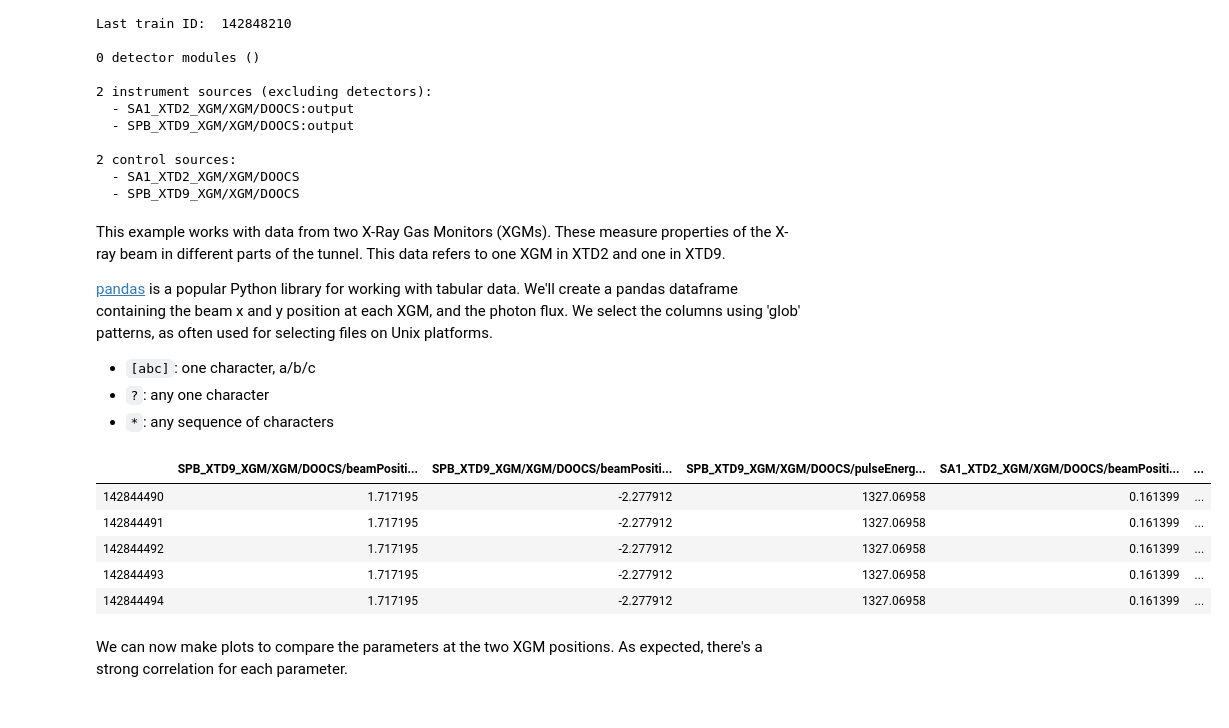
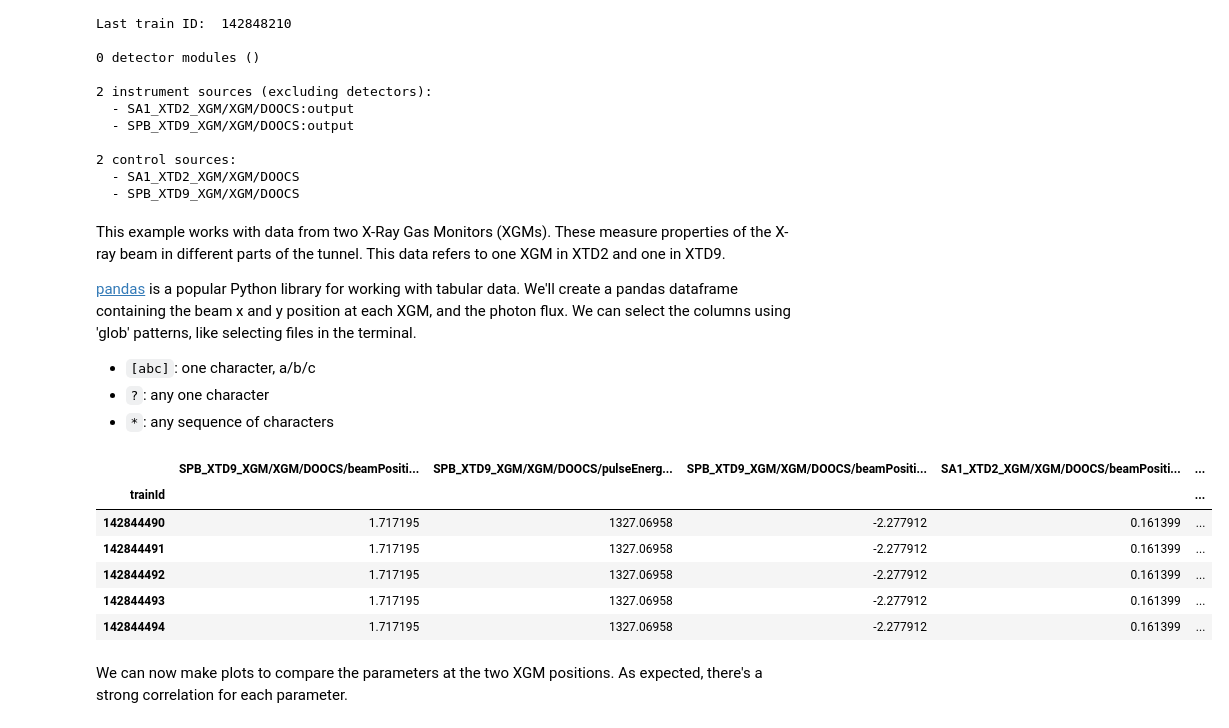
Before and after one commit to European-XFEL/EXtra-data, a Jupyter notebook: docs/xpd_examples.ipynb, the cells around one changed output. Cells and saved outputs as stored; diff of their text form; code cells hidden in the pictures.

```diff
--- a/docs/xpd_examples.ipynb
+++ b/docs/xpd_examples.ipynb
@@ -23,5 +22,5 @@ We can open a run with EXtra-data:
 # %%
-run = RunDirectory('/gpfs/exfel/exp/SA1/201830/p900025/raw/r0150/')
+run = open_run(proposal=900025, run=150)
 run.info()  # Show overview info about this data
 # %% [output]
 # of trains:    3721
@@ -45,21 +44,22 @@ This data refers to one XGM in XTD2 and one in XTD9.
 
 [pandas](http://pandas.pydata.org/pandas-docs/stable/) is a popular Python library for working with tabular data.
 We'll create a pandas dataframe containing the beam x and y position at each XGM, and the photon flux.
-We select the columns using 'glob' patterns, as often used for selecting files on Unix platforms.
+We can select the columns using 'glob' patterns, like selecting files in the terminal.
 
 * `[abc]`: one character, a/b/c
 * `?`: any one character
 * `*`: any sequence of characters
 # %%
-df = run.get_dataframe(fields=[("*_XGM/*", "*.i[xy]Pos"), ("*_XGM/*", "*.photonFlux")])
+df = run.select([("*_XGM/*", "*.i[xy]Pos"), ("*_XGM/*", "*.photonFlux")]).get_dataframe()
 df.head()
 # %% [output]
-|  | SPB_XTD9_XGM/XGM/DOOCS/beamPositi... | SPB_XTD9_XGM/XGM/DOOCS/beamPositi... | SPB_XTD9_XGM/XGM/DOOCS/pulseEnerg... | SA1_XTD2_XGM/XGM/DOOCS/beamPositi... | ... |
-| 142844490 | 1.717195 | -2.277912 | 1327.06958 | 0.161399 | ... |
-| 142844491 | 1.717195 | -2.277912 | 1327.06958 | 0.161399 | ... |
-| 142844492 | 1.717195 | -2.277912 | 1327.06958 | 0.161399 | ... |
-| 142844493 | 1.717195 | -2.277912 | 1327.06958 | 0.161399 | ... |
-| 142844494 | 1.717195 | -2.277912 | 1327.06958 | 0.161399 | ... |
+|  | SPB_XTD9_XGM/XGM/DOOCS/beamPositi... | SPB_XTD9_XGM/XGM/DOOCS/pulseEnerg... | SPB_XTD9_XGM/XGM/DOOCS/beamPositi... | SA1_XTD2_XGM/XGM/DOOCS/beamPositi... | ... |
+| trainId |  |  |  |  | ... |
+| 142844490 | 1.717195 | 1327.06958 | -2.277912 | 0.161399 | ... |
+| 142844491 | 1.717195 | 1327.06958 | -2.277912 | 0.161399 | ... |
+| 142844492 | 1.717195 | 1327.06958 | -2.277912 | 0.161399 | ... |
+| 142844493 | 1.717195 | 1327.06958 | -2.277912 | 0.161399 | ... |
+| 142844494 | 1.717195 | 1327.06958 | -2.277912 | 0.161399 | ... |
 # %% [markdown]
 We can now make plots to compare the parameters at the two XGM positions.
 As expected, there's a strong correlation for each parameter.
```
Also changed, not shown: parts of 8 cells of this notebook.
